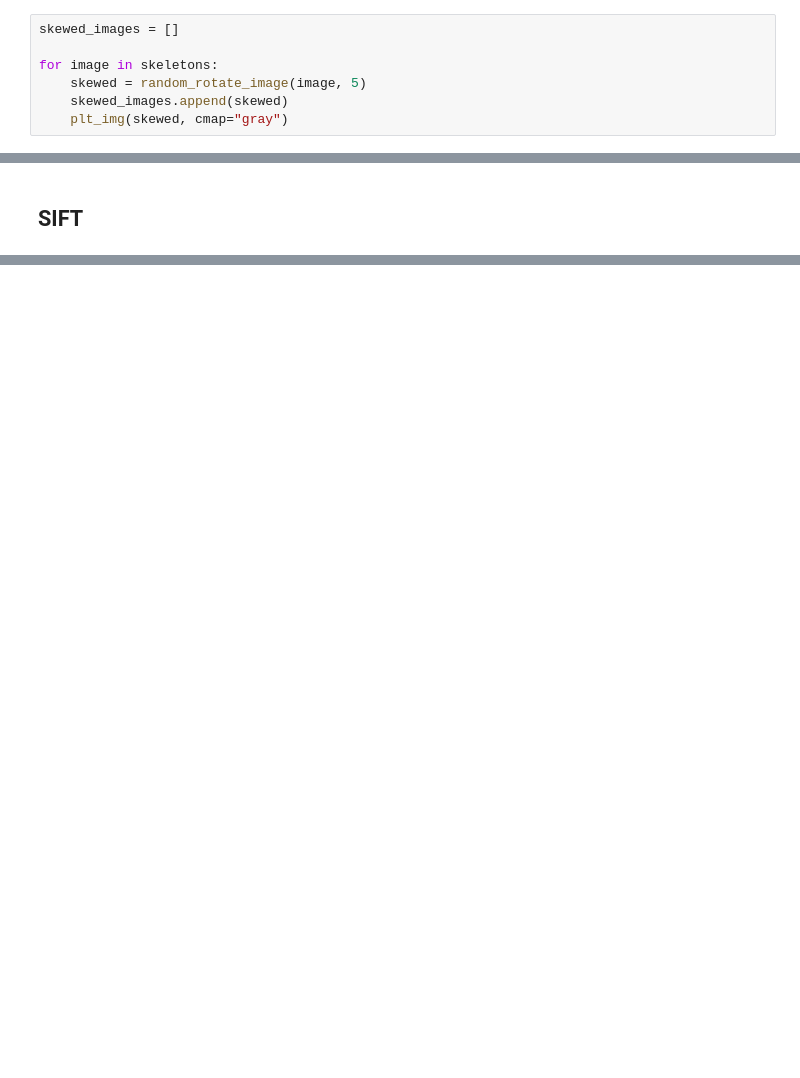
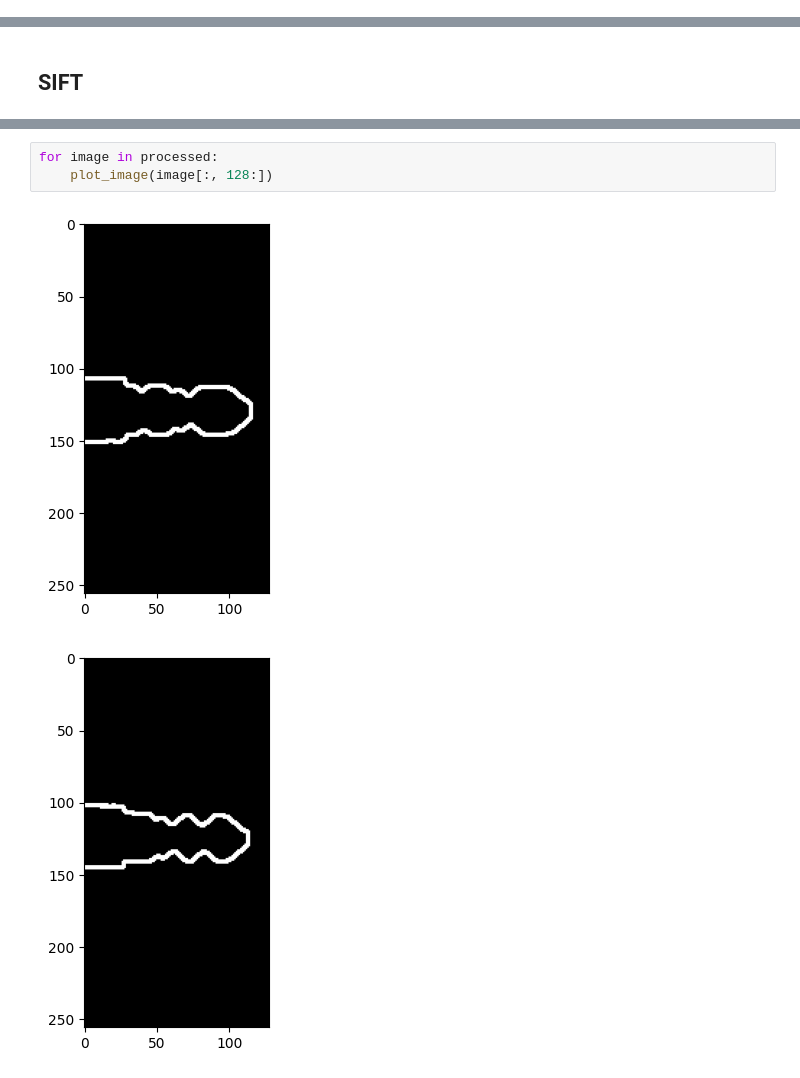
Before and after one commit to FaizanAli-io/Kaggle-Notebooks, a Jupyter notebook: skeleton-matching.ipynb, the cells around one changed output, grey strips where cells are left out. Saved outputs shown, nothing was run; the diff lists cells and outputs as text; blank space fills up the shorter version.

```diff
--- a/skeleton-matching.ipynb
+++ b/skeleton-matching.ipynb
@@ -383,7 +312,0 @@ def random_rotate_image(image, rand_range):
-# %%
-skewed_images = []
-
-for image in skeletons:
-    skewed = random_rotate_image(image, 5)
-    skewed_images.append(skewed)
-    plt_img(skewed, cmap="gray")
@@ -490,0 +433,6 @@ plot_SIFT_score(skeletons, indexes)
+# %%
+for image in processed:
+    plot_image(image[:, 128:])
+# %% [output]
+[figure, added]
+[figure, added]
```
Also changed, not shown: parts of 21 cells of this notebook.
